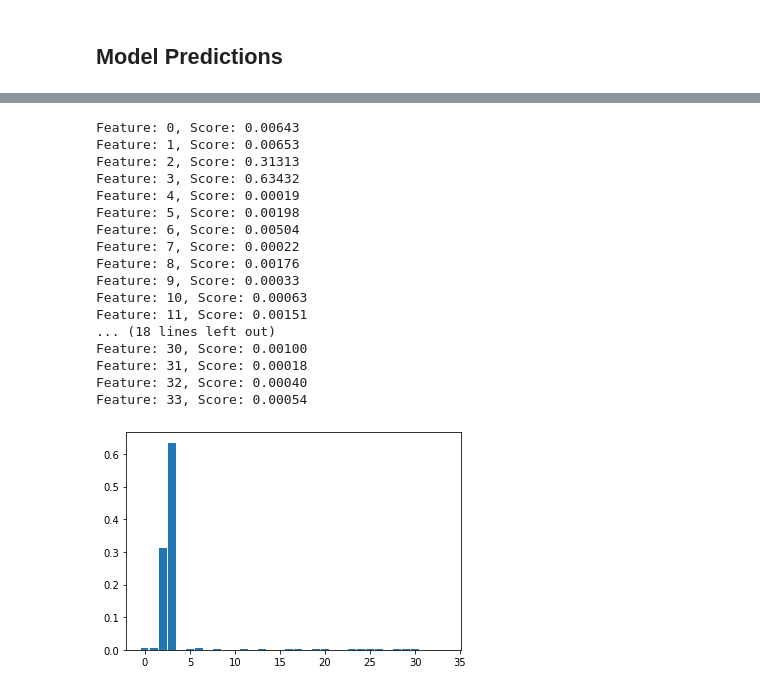
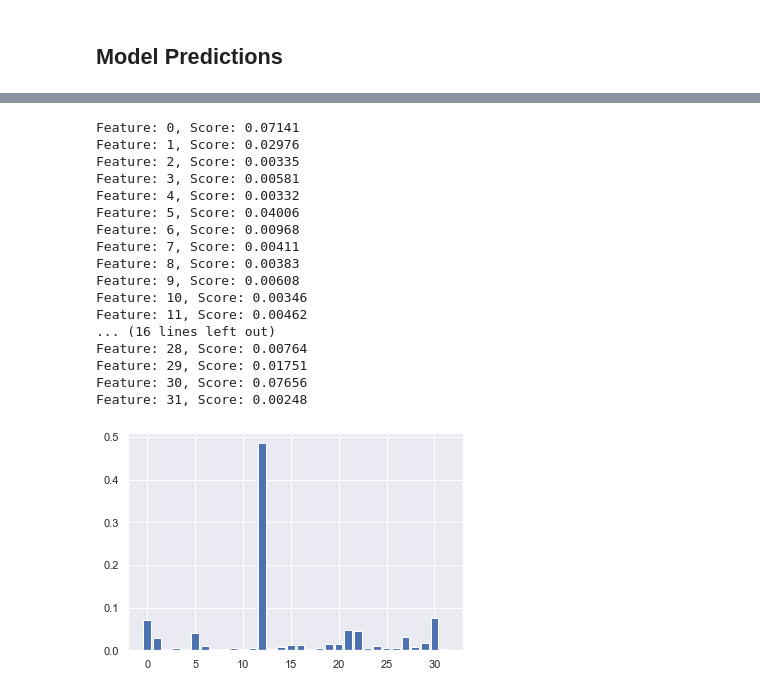
Before and after one commit to terrenceturner/NBA-Salary-Prediction, a Jupyter notebook: In-Depth Data Analysis.ipynb, the cells around one changed output, grey strips where cells are left out. Drawn from its saved outputs; the diff is of its cells as text; code cells hidden in the pictures.

```diff
--- a/In-Depth Data Analysis.ipynb
+++ b/In-Depth Data Analysis.ipynb
@@ -28,8 +28,8 @@ Index(['Player', 'Pos_x', 'Team_x', 'Age_x', 'Yrs', 'Dollars', 'Guaranteed',
        'BLK', 'TOV', 'PF', 'PTS', 'PER', 'Team_y', 'GS'],
       dtype='object')
 # %%
-#Drop Unnecessary Categorical columns
-df_final = df_final.drop(columns=['Player', 'Pos_x', 'Team_x', 'Pos_y', 'Age_y', 'Team_y'])
+#Drop Unnecessary Categorical columns. Also Dollars & Guaranteed to avoid Data Leakage
+df_final = df_final.drop(columns=['Player', 'Pos_x', 'Team_x', 'Pos_y', 'Age_y', 'Team_y', 'Dollars', 'Guaranteed'])
 
 #Rename Age column
 df_final.rename(columns={'Age_x':'Age'}, inplace=True)
@@ -107,16 +107,5 @@ steps = [('imputation', SimpleImputer(missing_values=np.nan, strategy='mean')),
 # Create the pipeline: pipeline
 pipeline = Pipeline(steps)
 
-# Create train and test sets
+# Create train and test sets (80/20 split)
 X_train, X_test, y_train, y_test = train_test_split(X, y, test_size=0.2, random_state=42)
-
-# Fit to the training set
-pipeline.fit(X_train, y_train)
-
-# Predict on the test set and compute metrics
-y_pred = pipeline.predict(X_test)
-mse = mean_squared_error(y_test, y_pred)
-
-print('Mean Absolute Error:', metrics.mean_absolute_error(y_test, y_pred))
-print('Mean Squared Error:', metrics.mean_squared_error(y_test, y_pred))
-print('Root Mean Squared Error:', np.sqrt(metrics.mean_squared_error(y_test, y_pred)))
@@ -277,0 +203,5 @@ plt.show()
+# %%
+import seaborn as sns
+
+sns.set(color_codes=True)
+ax = sns.regplot(x="Actual", y="Predicted", data=df)
@@ -278,5 +217,5 @@ plt.show()
 # %%
 # Showing feature importance
-model = pipeline.steps[2][1]
-model.feature_importances_
+model = grid_search.best_estimator_.named_steps['rf'].feature_importances_
+model
 # %% [output]
@@ -314,31 +229,33 @@ df_feature_importance
 # %%
 import matplotlib.pyplot as plt
 
 # Display feature importance and display plot
 # Get importance
-importance = model.feature_importances_
+importance = model
+
 # summarize feature importance
 for i,v in enumerate(importance):
     print('Feature: %0d, Score: %.5f' % (i,v))
+
 # plot feature importance
 plt.bar([x for x in range(len(importance))], importance)
 plt.show()
 # %% [output]
-Feature: 0, Score: 0.00643
-Feature: 1, Score: 0.00653
-Feature: 2, Score: 0.31313
-Feature: 3, Score: 0.63432
-Feature: 4, Score: 0.00019
-Feature: 5, Score: 0.00198
-Feature: 6, Score: 0.00504
-Feature: 7, Score: 0.00022
-Feature: 8, Score: 0.00176
-Feature: 9, Score: 0.00033
-Feature: 10, Score: 0.00063
-Feature: 11, Score: 0.00151
-... (18 lines left out)
-Feature: 30, Score: 0.00100
-Feature: 31, Score: 0.00018
-Feature: 32, Score: 0.00040
-Feature: 33, Score: 0.00054
+Feature: 0, Score: 0.07141
+Feature: 1, Score: 0.02976
+Feature: 2, Score: 0.00335
+Feature: 3, Score: 0.00581
+Feature: 4, Score: 0.00332
+Feature: 5, Score: 0.04006
+Feature: 6, Score: 0.00968
+Feature: 7, Score: 0.00411
+Feature: 8, Score: 0.00383
+Feature: 9, Score: 0.00608
+Feature: 10, Score: 0.00346
+Feature: 11, Score: 0.00462
+... (16 lines left out)
+Feature: 28, Score: 0.00764
+Feature: 29, Score: 0.01751
+Feature: 30, Score: 0.07656
+Feature: 31, Score: 0.00248
-[figure, old version]
+[figure, new version]
```
Also changed, not shown: parts of 32 cells of this notebook, 3 other files.
